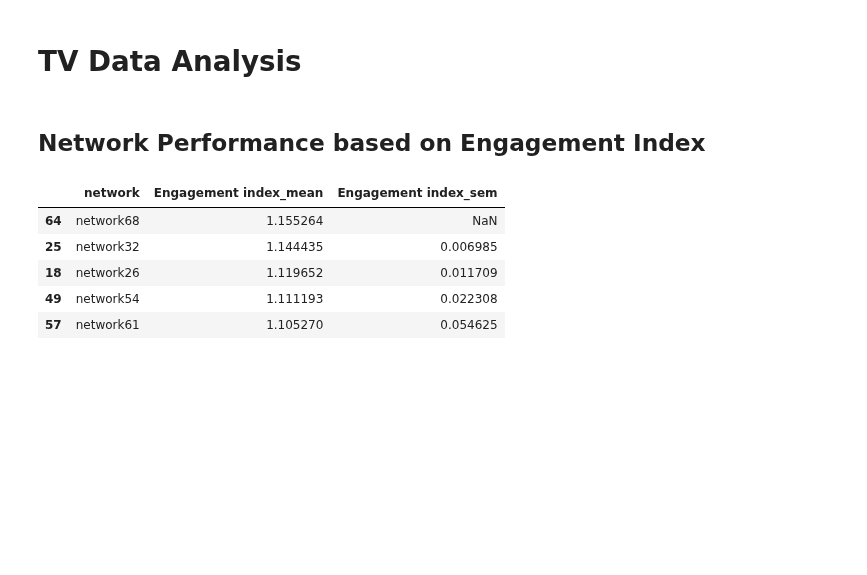
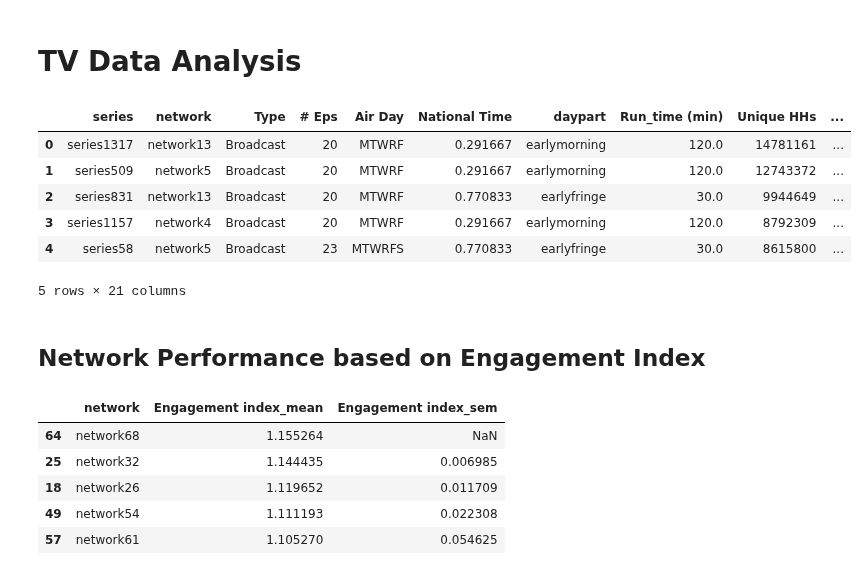
Before and after one commit to limbz-sami/TV_data_analysis, a Jupyter notebook: Tv_data_analysis.ipynb, the cells around one changed output. Cells and saved outputs as stored; diff of their text form; code cells hidden in the pictures; blank space fills up the shorter version.

```diff
--- a/Tv_data_analysis.ipynb
+++ b/Tv_data_analysis.ipynb
@@ -14,6 +14,16 @@ TV_df = pd.read_csv(filepath, header=0)
 
 filepath = os.path.join('Resources/TV data index.csv')
 index_df = pd.read_csv(filepath, header=0)
+# %%
+index_df.head()
+# %% [output]
+|  | series | network | Type | # Eps | Air Day | National Time | daypart | Run_time (min) | Unique HHs | ... |
+| 0 | series1317 | network13 | Broadcast | 20 | MTWRF | 0.291667 | earlymorning | 120.0 | 14781161 | ... |
+| 1 | series509 | network5 | Broadcast | 20 | MTWRF | 0.291667 | earlymorning | 120.0 | 12743372 | ... |
+| 2 | series831 | network13 | Broadcast | 20 | MTWRF | 0.770833 | earlyfringe | 30.0 | 9944649 | ... |
+| 3 | series1157 | network4 | Broadcast | 20 | MTWRF | 0.291667 | earlymorning | 120.0 | 8792309 | ... |
+| 4 | series58 | network5 | Broadcast | 23 | MTWRFS | 0.770833 | earlyfringe | 30.0 | 8615800 | ... |
+5 rows × 21 columns
 # %% [markdown]
 ## Network Performance based on Engagement Index
 # %%
```
Also changed, not shown: parts of 1 cell of this notebook.
